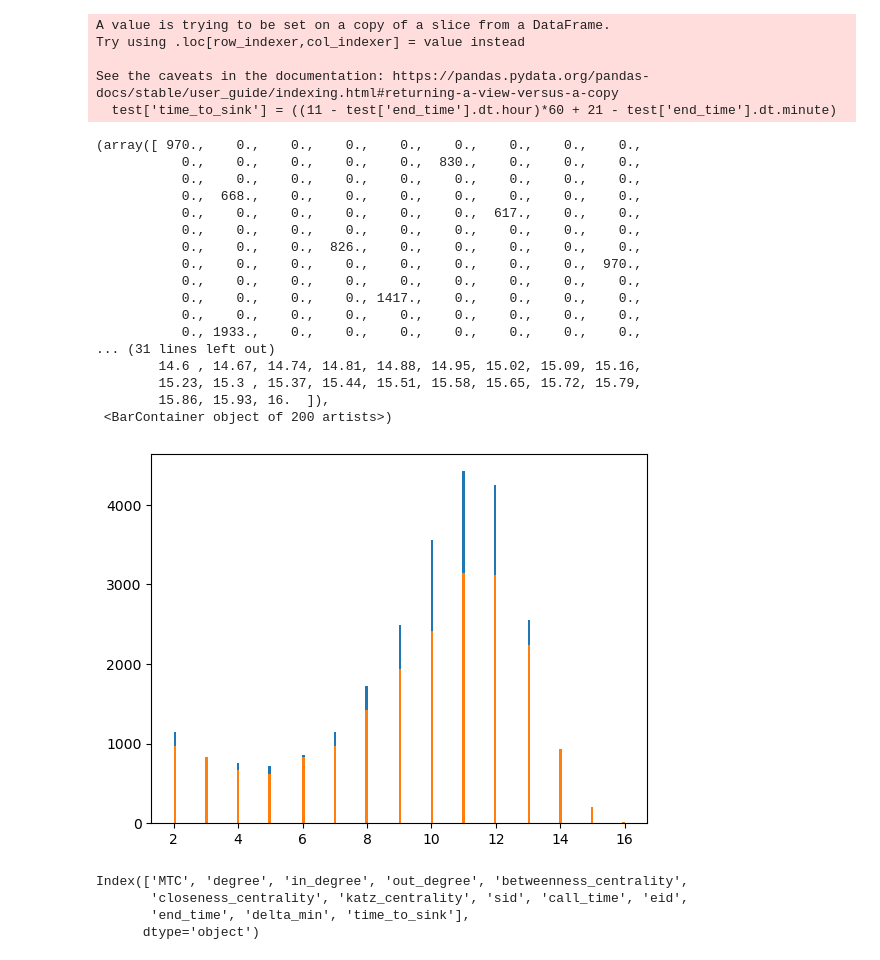
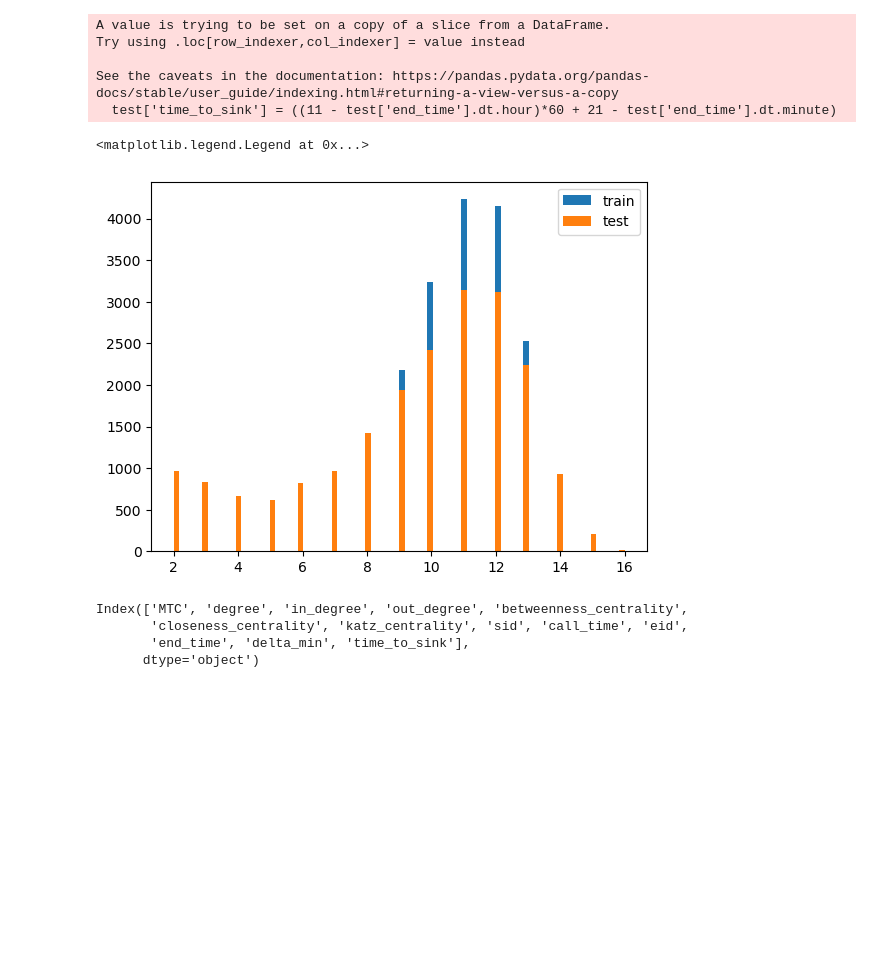
Before and after one commit to TIVV424/SPMoD, a Jupyter notebook: SP/pred_SP.ipynb, the cells around one changed output. Saved outputs shown, nothing was run; the diff lists cells and outputs as text; code cells hidden in the pictures; blank space fills up the shorter version.

Commit message:
update SP plot

```diff
--- a/SP/pred_SP.ipynb
+++ b/SP/pred_SP.ipynb
@@ -14,7 +14,7 @@ order = pd.read_csv("..//..//Database//NYC_trip//order_clean_260.csv", index_col
 order["call_time"] = pd.to_datetime(order["call_time"])
 order["end_time"] = pd.to_datetime(order["end_time"])
 start_time = pd.to_datetime("2022-06-01 06:00:00 AM")
-end_time = pd.to_datetime("2022-06-01 12:00:00 PM")
+end_time = pd.to_datetime("2022-06-01 11:00:00 AM")
 june1 = order[(order["call_time"] > start_time) & (order["call_time"] <= end_time)]
 
 SP_60 = pd.read_csv("..//..//Database//network_test_0305//SP_60_2022-06-01.csv", index_col=0).reset_index(drop=True)
@@ -109,27 +109,12 @@ Try using .loc[row_indexer,col_indexer] = value instead
 See the caveats in the documentation: https://pandas.pydata.org/pandas-docs/stable/user_guide/indexing.html#returning-a-view-versus-a-copy
   test['time_to_sink'] = ((11 - test['end_time'].dt.hour)*60 + 21 - test['end_time'].dt.minute)
 # %%
-plt.hist(train['MTC'], bins=200)
-plt.hist(test['MTC'], bins=200)
+plt.hist(train['MTC'], bins=80, label='train')
+plt.hist(test['MTC'], bins=80,  label='test')
+plt.legend()
 # %% [output]
-(array([ 970.,    0.,    0.,    0.,    0.,    0.,    0.,    0.,    0.,
-           0.,    0.,    0.,    0.,    0.,  830.,    0.,    0.,    0.,
-           0.,    0.,    0.,    0.,    0.,    0.,    0.,    0.,    0.,
-           0.,  668.,    0.,    0.,    0.,    0.,    0.,    0.,    0.,
-           0.,    0.,    0.,    0.,    0.,    0.,  617.,    0.,    0.,
-           0.,    0.,    0.,    0.,    0.,    0.,    0.,    0.,    0.,
-           0.,    0.,    0.,  826.,    0.,    0.,    0.,    0.,    0.,
-           0.,    0.,    0.,    0.,    0.,    0.,    0.,    0.,  970.,
-           0.,    0.,    0.,    0.,    0.,    0.,    0.,    0.,    0.,
-           0.,    0.,    0.,    0., 1417.,    0.,    0.,    0.,    0.,
-           0.,    0.,    0.,    0.,    0.,    0.,    0.,    0.,    0.,
-           0., 1933.,    0.,    0.,    0.,    0.,    0.,    0.,    0.,
-... (31 lines left out)
-        14.6 , 14.67, 14.74, 14.81, 14.88, 14.95, 15.02, 15.09, 15.16,
-        15.23, 15.3 , 15.37, 15.44, 15.51, 15.58, 15.65, 15.72, 15.79,
-        15.86, 15.93, 16.  ]),
- <BarContainer object of 200 artists>)
+<matplotlib.legend.Legend at 0x...>
-[figure, old version]
+[figure, new version]
 # %%
 train.columns
 # %% [output]
```
Also changed, not shown: parts of 5 cells of this notebook, 2 other files.
